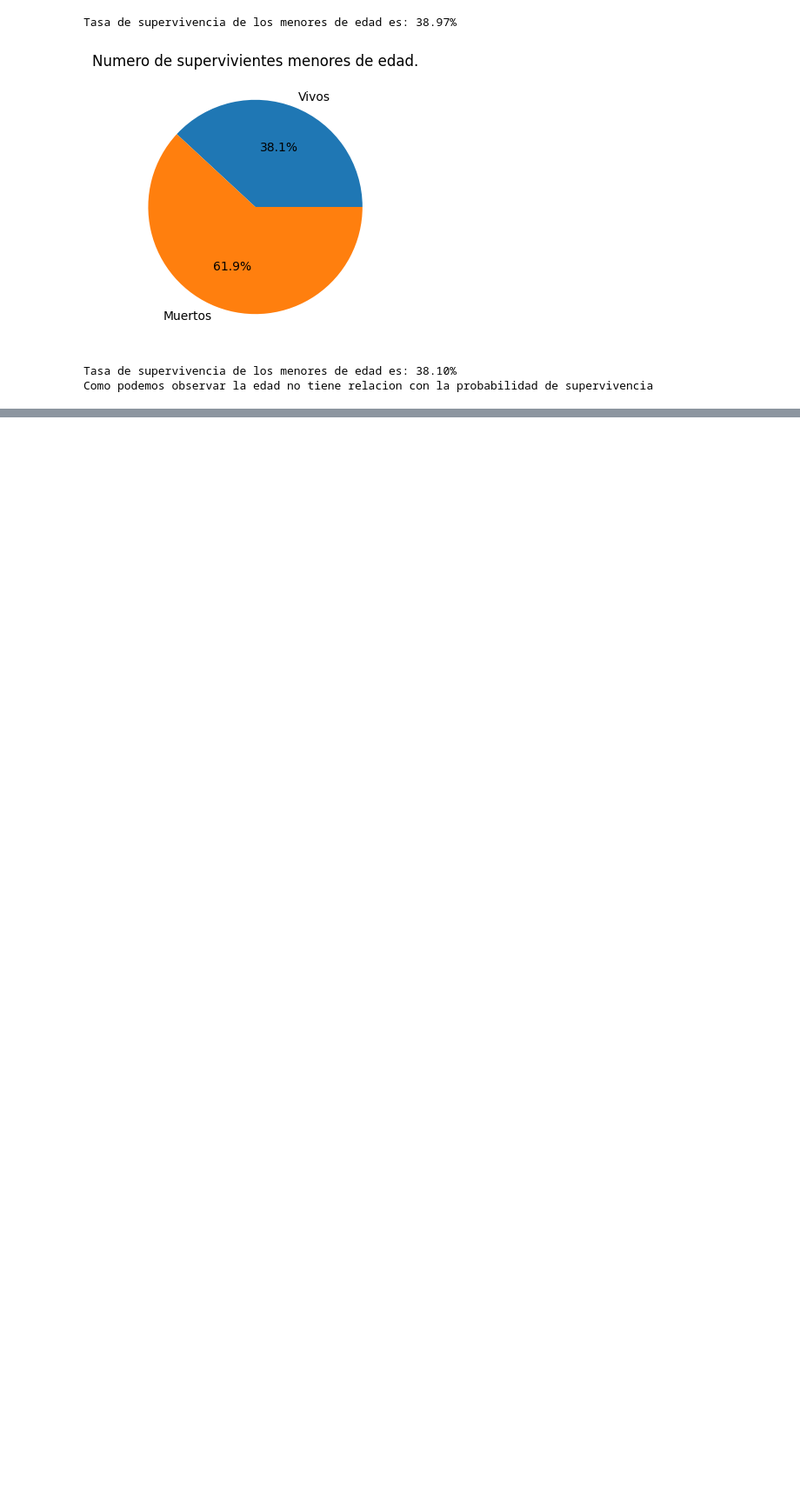
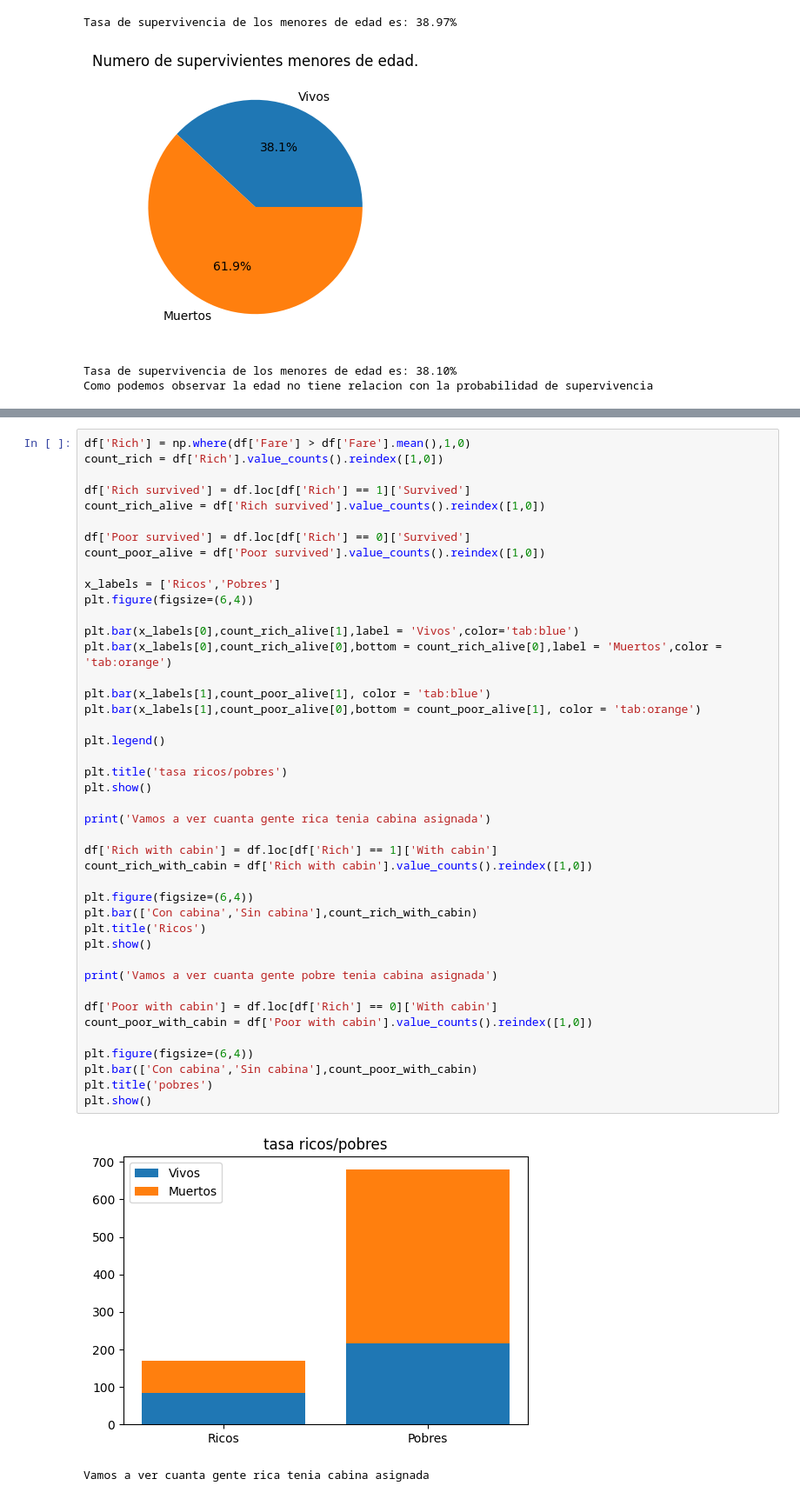
Before and after one commit to ManuelD3v/practicas-analisis-datos, a Jupyter notebook: practica titanic.ipynb, the cells around one changed output, grey strips where cells are left out. Shown: that part at 87% size. Drawn from its saved outputs; the diff is of its cells as text; blank space fills up the shorter version.

```diff
--- a/practica titanic.ipynb
+++ b/practica titanic.ipynb
@@ -200,0 +205,46 @@ plt.show()
+# %%
+df['Rich'] = np.where(df['Fare'] > df['Fare'].mean(),1,0)
+count_rich = df['Rich'].value_counts().reindex([1,0])
+
+df['Rich survived'] = df.loc[df['Rich'] == 1]['Survived']
+count_rich_alive = df['Rich survived'].value_counts().reindex([1,0])
+
+df['Poor survived'] = df.loc[df['Rich'] == 0]['Survived']
+count_poor_alive = df['Poor survived'].value_counts().reindex([1,0])
+
+x_labels = ['Ricos','Pobres']
+plt.figure(figsize=(6,4))
+
+plt.bar(x_labels[0],count_rich_alive[1],label = 'Vivos',color='tab:blue')
+plt.bar(x_labels[0],count_rich_alive[0],bottom = count_rich_alive[0],label = 'Muertos',color = 'tab:orange')
+
+plt.bar(x_labels[1],count_poor_alive[1], color = 'tab:blue')
+plt.bar(x_labels[1],count_poor_alive[0],bottom = count_poor_alive[1], color = 'tab:orange')
+
+plt.legend()
+
+plt.title('tasa ricos/pobres')
+plt.show()
+
+print('Vamos a ver cuanta gente rica tenia cabina asignada')
+
+df['Rich with cabin'] = df.loc[df['Rich'] == 1]['With cabin']
+count_rich_with_cabin = df['Rich with cabin'].value_counts().reindex([1,0])
+
+plt.figure(figsize=(6,4))
+plt.bar(['Con cabina','Sin cabina'],count_rich_with_cabin)
+plt.title('Ricos')
+plt.show()
+
+print('Vamos a ver cuanta gente pobre tenia cabina asignada')
+
+df['Poor with cabin'] = df.loc[df['Rich'] == 0]['With cabin']
+count_poor_with_cabin = df['Poor with cabin'].value_counts().reindex([1,0])
+
+plt.figure(figsize=(6,4))
+plt.bar(['Con cabina','Sin cabina'],count_poor_with_cabin)
+plt.title('pobres')
+plt.show()
+# %% [output]
+[figure, added]
+Vamos a ver cuanta gente rica tenia cabina asignada
```
Also changed, not shown: parts of 2 cells of this notebook.
